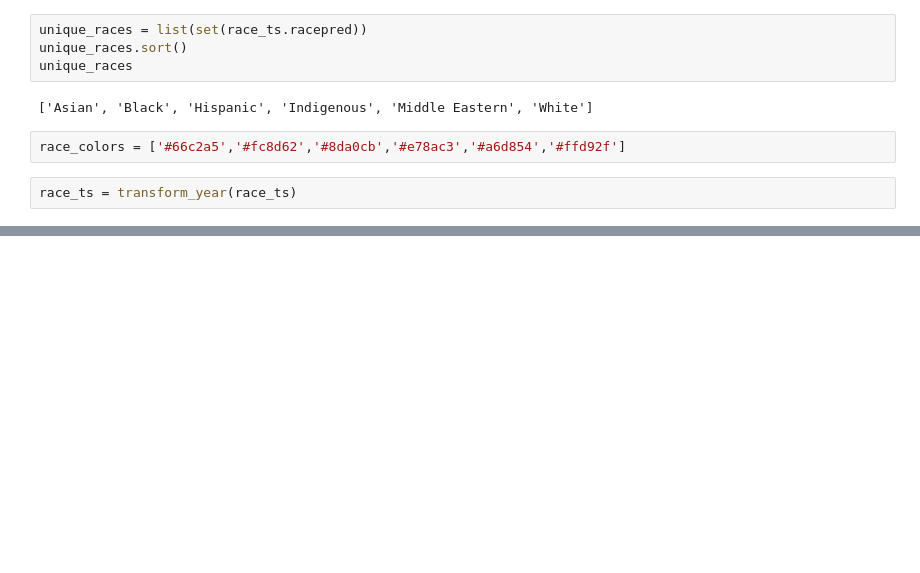
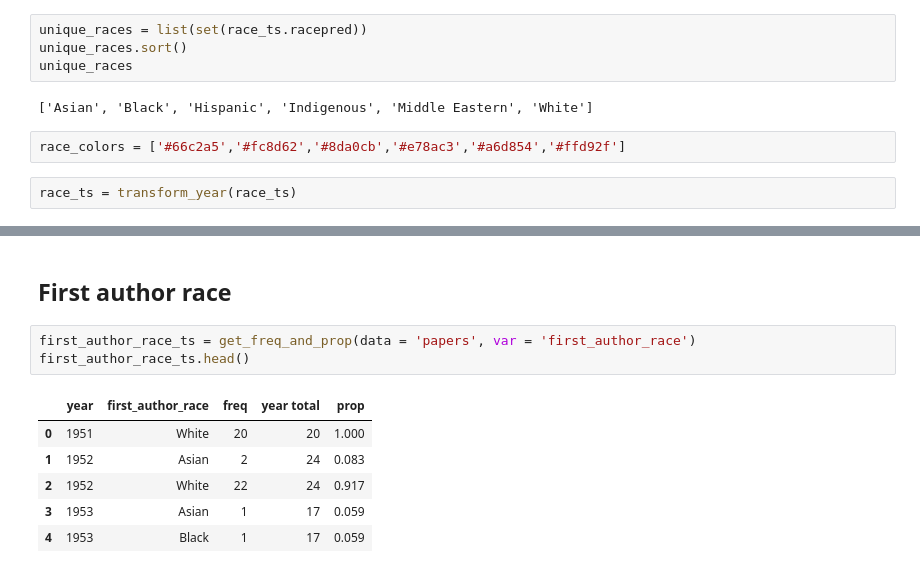
Before and after one commit to hongtaoh/ica_authors, a Jupyter notebook: Analysis_and_Ploting/2022-10-28-Analyze-General-Trends-Race.ipynb, the cells around one changed output, grey strips where cells are left out. Cells and saved outputs as stored; diff of their text form; blank space fills up the shorter version.

```diff
--- a/Analysis_and_Ploting/2022-10-28-Analyze-General-Trends-Race.ipynb
+++ b/Analysis_and_Ploting/2022-10-28-Analyze-General-Trends-Race.ipynb
@@ -576,3 +576,15 @@ race_prop_chart = alt.Chart(race_ts).mark_line().encode(
 race_prop_chart
 # %% [output]
 [interactive output not drawn]
+# %% [markdown]
+## First author race
+# %%
+first_author_race_ts = get_freq_and_prop(data = 'papers', var = 'first_author_race')
+first_author_race_ts.head()
+# %% [output]
+|  | year | first_author_race | freq | year total | prop |
+| 0 | 1951 | White | 20 | 20 | 1.000 |
+| 1 | 1952 | Asian | 2 | 24 | 0.083 |
+| 2 | 1952 | White | 22 | 24 | 0.917 |
+| 3 | 1953 | Asian | 1 | 17 | 0.059 |
+| 4 | 1953 | Black | 1 | 17 | 0.059 |
```
Also changed, not shown: parts of 1 cell of this notebook, 6 other files.
